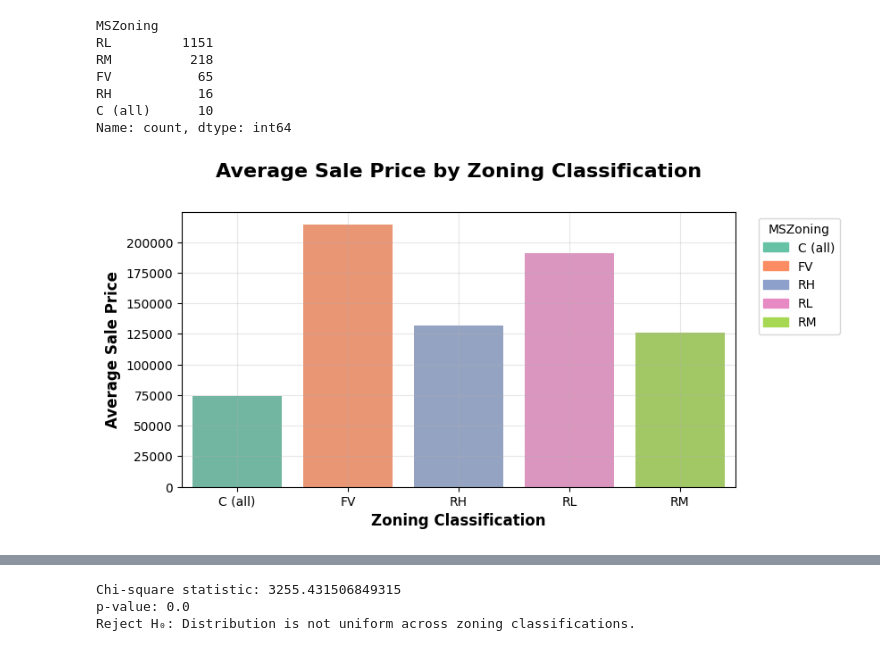
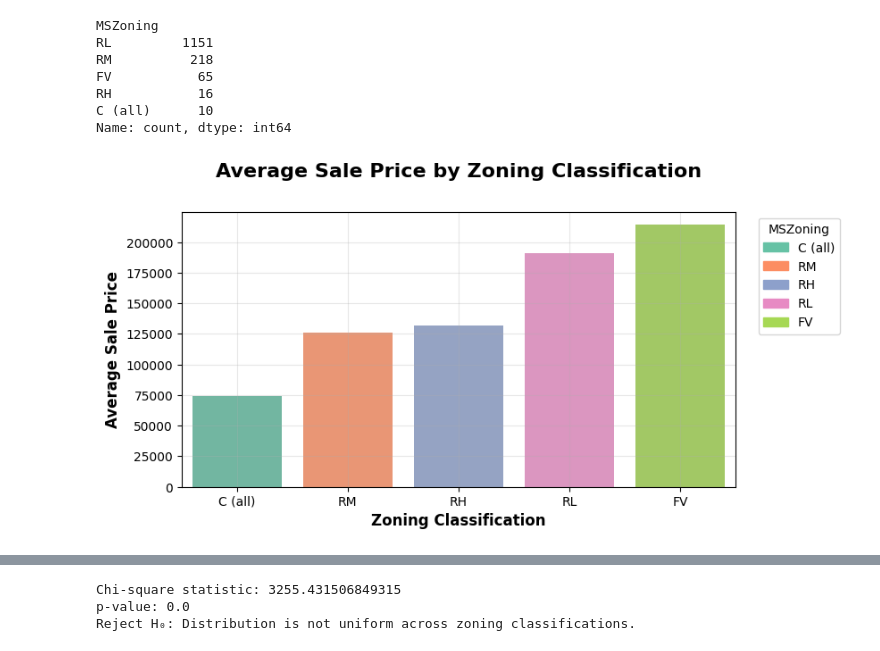
Before and after one commit to annugit1655/Real-Estate-Price-Prediction, a Jupyter notebook: Real-Estate-Price-Prediction/notebooks/EDA-house-part-1.ipynb, the cells around one changed output, grey strips where cells are left out. Drawn from its saved outputs; the diff is of its cells as text; code cells hidden in the pictures.

```diff
--- a/Real-Estate-Price-Prediction/notebooks/EDA-house-part-1.ipynb
+++ b/Real-Estate-Price-Prediction/notebooks/EDA-house-part-1.ipynb
@@ -1409,21 +1445,21 @@ RH           16
 C (all)      10
 Name: count, dtype: int64
 # %%
-avg_prices = new_df.groupby('MSZoning')['SalePrice'].mean().reset_index()
+avg_prices = new_df.groupby('MSZoning')['SalePrice'].mean().reset_index().sort_values(by='SalePrice', ascending=True)
 
 # Plot with colors and legend
 plt.figure(figsize=(8,4))
 sns.barplot(data=avg_prices, x='MSZoning', y='SalePrice', palette='Set2')
 
 # Add legend manually
 handles = [plt.Rectangle((0,0),1,1, color=color)
            for color in sns.color_palette('Set2', len(avg_prices))]
 plt.legend(handles, avg_prices['MSZoning'], title='MSZoning', loc='upper right', bbox_to_anchor=(1.20, 1))
 
 plt.title('Average Sale Price by Zoning Classification', fontsize=16, fontweight='bold', y=1.10)
 plt.ylabel('Average Sale Price', fontsize=12, fontweight='bold')
 plt.xlabel('Zoning Classification', fontsize=12, fontweight='bold')
 plt.grid(True, alpha=0.3)
 plt.show()
 # %% [output]
-[figure, old version]
+[figure, new version]
```
Also changed, not shown: parts of 12 cells of this notebook, 1 other file.
